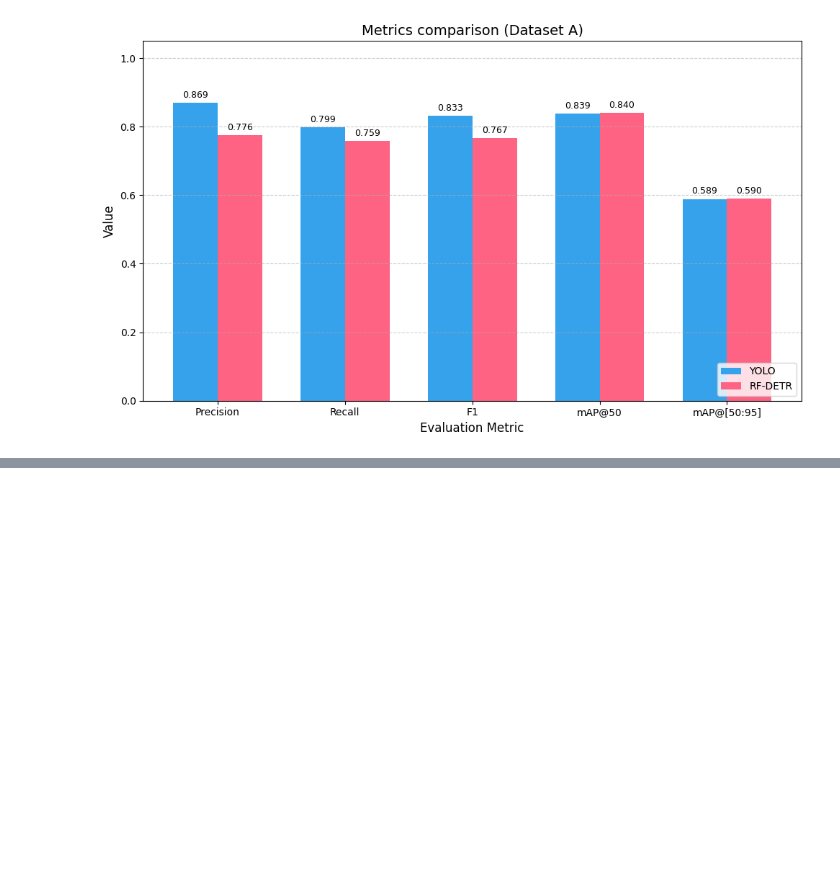
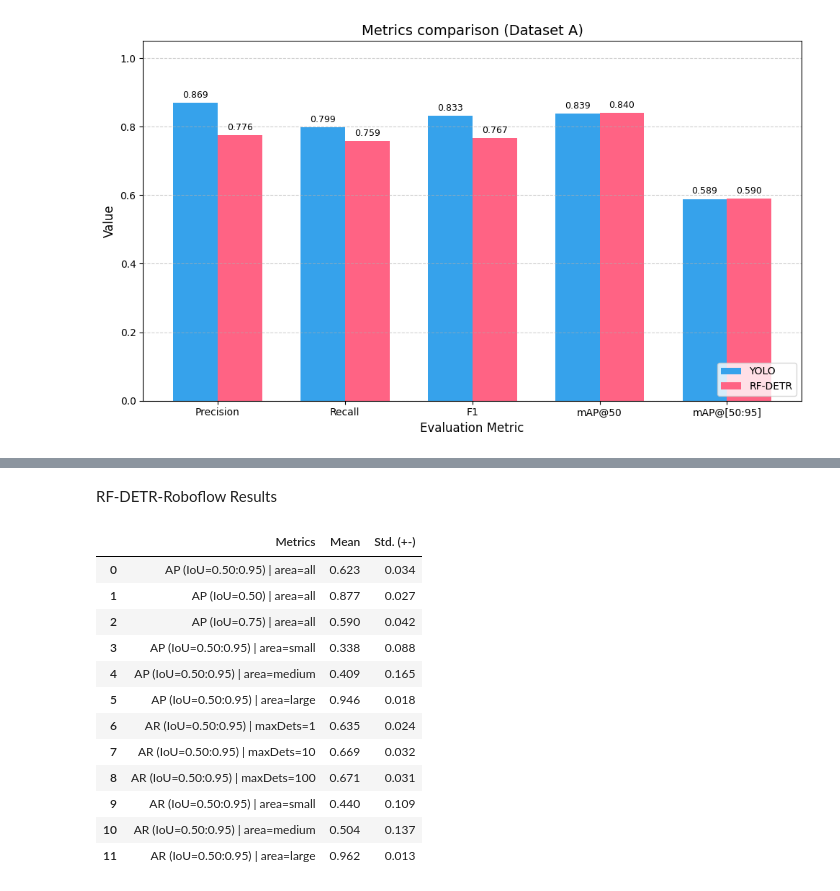
Before and after one commit to kekslol24/Glass-Defect-Detection-Evaluating-Object-Detection-Models, a Jupyter notebook: Coding/Model_Code/resultsplotting.ipynb, the cells around one changed output, grey strips where cells are left out. Saved outputs shown, nothing was run; the diff lists cells and outputs as text; code cells hidden in the pictures; blank space fills up the shorter version.

```diff
--- a/Coding/Model_Code/resultsplotting.ipynb
+++ b/Coding/Model_Code/resultsplotting.ipynb
@@ -337,0 +323,63 @@ df_results
+# %% [markdown]
+RF-DETR-Roboflow Results
+# %%
+import numpy as np
+import pandas as pd
+
+# 1. Metrik-Namen definieren (in der korrekten COCO-Reihenfolge)
+# Wir müssen den Keys eindeutige Zusätze geben (all, small, medium, large etc.),
+# da sie im Originaltext identisch hiessen.
+metric_names_rfdetr = [
+    "AP (IoU=0.50:0.95) | area=all",
+    "AP (IoU=0.50)      | area=all",
+    "AP (IoU=0.75)      | area=all",
+    "AP (IoU=0.50:0.95) | area=small",
+    "AP (IoU=0.50:0.95) | area=medium",
+    "AP (IoU=0.50:0.95) | area=large",
+    "AR (IoU=0.50:0.95) | maxDets=1",
+    "AR (IoU=0.50:0.95) | maxDets=10",
+    "AR (IoU=0.50:0.95) | maxDets=100",
+    "AR (IoU=0.50:0.95) | area=small",
+    "AR (IoU=0.50:0.95) | area=medium",
+    "AR (IoU=0.50:0.95) | area=large"
+]
+
+# 2. Daten als Listen definieren
+# Ich habe die Werte aus deinem Text extrahiert. Listen behalten die Reihenfolge.
+fold_1_rfdetr = [0.589, 0.850, 0.548, 0.250, 0.244, 0.928, 0.611, 0.637, 0.640, 0.331, 0.367, 0.949]
+fold_2_rfdetr = [0.657, 0.903, 0.632, 0.426, 0.575, 0.964, 0.659, 0.702, 0.703, 0.548, 0.640, 0.975]
+
+# Alle Folds in eine Matrix packen (5 Zeilen, 12 Spalten)
+all_folds_rfdetr = np.array([fold_1_rfdetr, fold_2_rfdetr])
+
+# 3. Berechnungen durchführen
+# axis=0 bedeutet, wir berechnen den Durchschnitt "von oben nach unten" durch die Folds
+means_rfdetr = np.mean(all_folds_rfdetr, axis=0)
+stds_rfdetr = np.std(all_folds_rfdetr, axis=0)
+
+# 4. Ergebnis schön darstellen
+# Wir erstellen ein DataFrame für eine saubere Tabelle
+df_results_rfdetr = pd.DataFrame({
+    'Metrics': metric_names_rfdetr,
+    'Mean': means_rfdetr,
+    'Std. (+-)': stds_rfdetr
+})
+
+# Formatierung auf 3 Nachkommastellen
+pd.options.display.float_format = '{:.3f}'.format
+
+df_results_rfdetr
+# %% [output]
+|  | Metrics | Mean | Std. (+-) |
+| 0 | AP (IoU=0.50:0.95) | area=all | 0.623 | 0.034 |
+| 1 | AP (IoU=0.50) | area=all | 0.877 | 0.027 |
+| 2 | AP (IoU=0.75) | area=all | 0.590 | 0.042 |
+| 3 | AP (IoU=0.50:0.95) | area=small | 0.338 | 0.088 |
+| 4 | AP (IoU=0.50:0.95) | area=medium | 0.409 | 0.165 |
+| 5 | AP (IoU=0.50:0.95) | area=large | 0.946 | 0.018 |
+| 6 | AR (IoU=0.50:0.95) | maxDets=1 | 0.635 | 0.024 |
+| 7 | AR (IoU=0.50:0.95) | maxDets=10 | 0.669 | 0.032 |
+| 8 | AR (IoU=0.50:0.95) | maxDets=100 | 0.671 | 0.031 |
+| 9 | AR (IoU=0.50:0.95) | area=small | 0.440 | 0.109 |
+| 10 | AR (IoU=0.50:0.95) | area=medium | 0.504 | 0.137 |
+| 11 | AR (IoU=0.50:0.95) | area=large | 0.962 | 0.013 |
```
Also changed, not shown: parts of 8 cells of this notebook, 18 other files.
